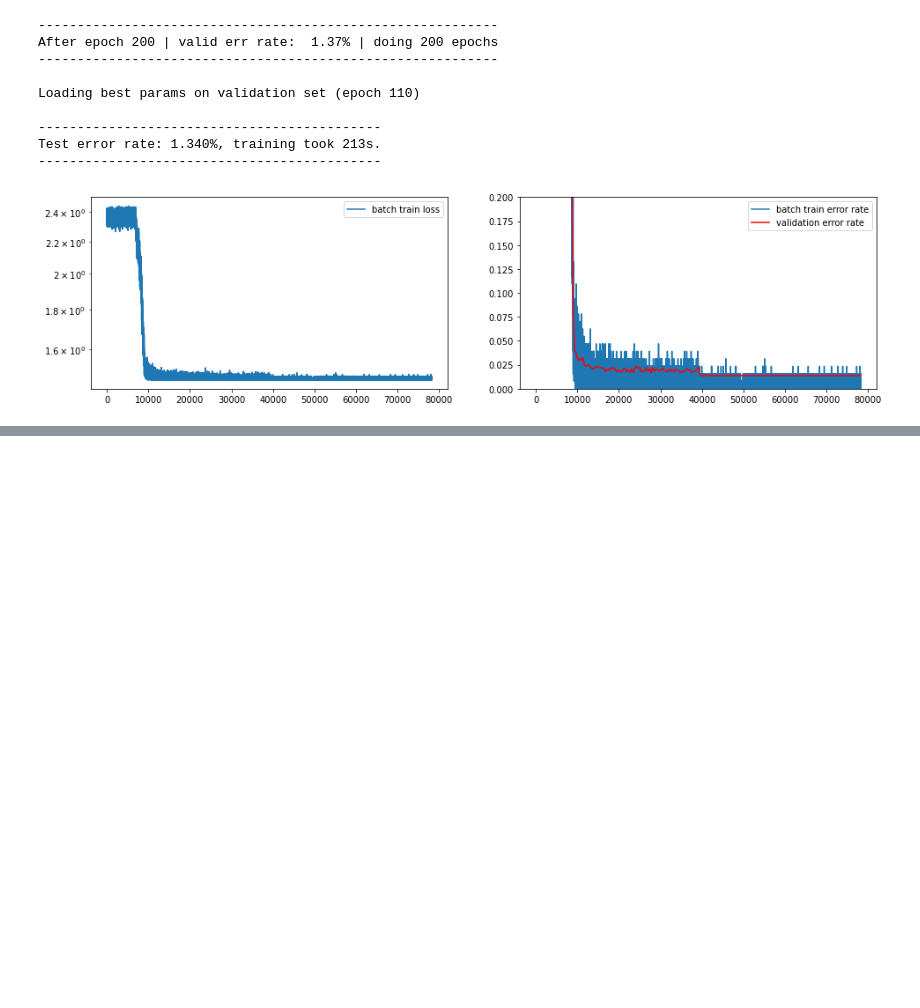
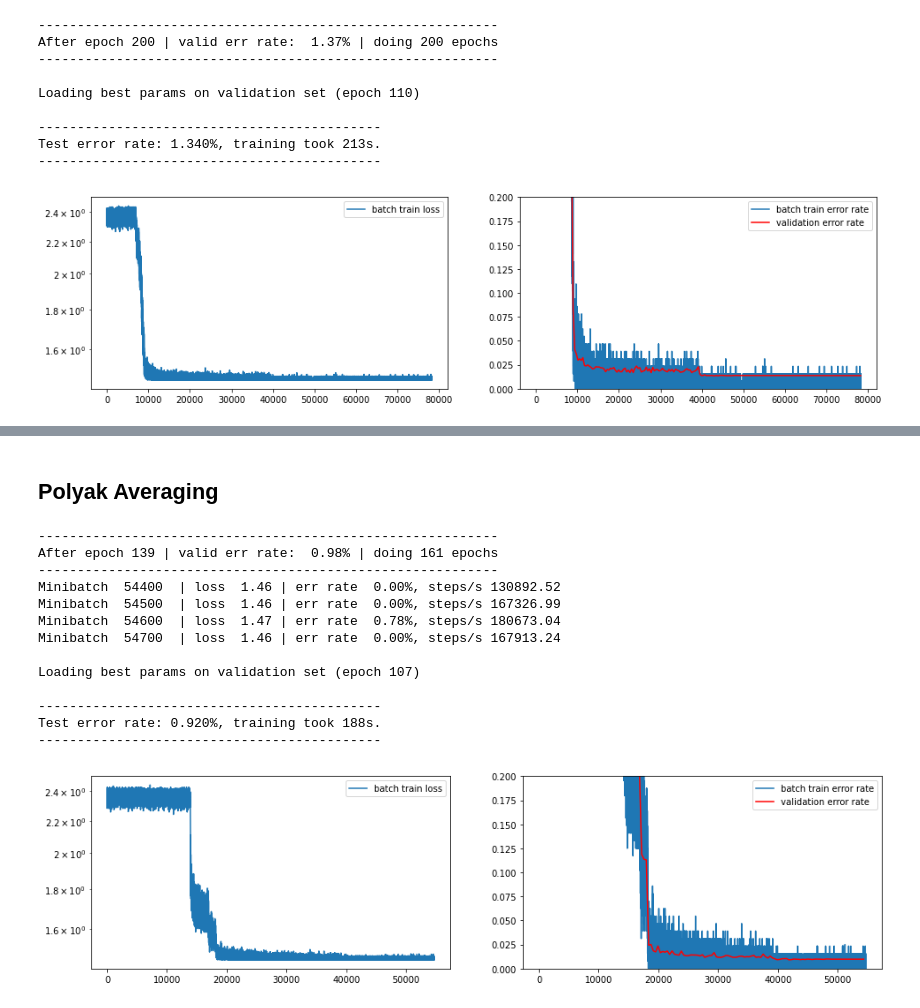
Before and after one commit to Kamil2601/University, a Jupyter notebook: Studia_magisterskie/Semestr_3/Neural_Networks/Assignments/Assignment2.ipynb, the cells around one changed output, grey strips where cells are left out. Drawn from its saved outputs; the diff is of its cells as text; code cells hidden in the pictures; blank space fills up the shorter version.

```diff
--- a/Studia_magisterskie/Semestr_3/Neural_Networks/Assignments/Assignment2.ipynb
+++ b/Studia_magisterskie/Semestr_3/Neural_Networks/Assignments/Assignment2.ipynb
@@ -821,0 +883,66 @@ Test error rate: 0.800%, training took 395s.
+# %% [markdown]
+## Polyak Averaging
+# %%
+class PolyakModel(ConvModel):
+    def __init__(self, conv_layers, linear_layers):
+        super().__init__(conv_layers, linear_layers)
+        self.polyak_parameters = {name : torch.zeros_like(param) for name, param in self.named_parameters()}
+# %%
+cnn_layers = nn.Sequential(
+            nn.Conv2d(in_channels=1, out_channels=32, kernel_size=3, stride=1, padding=1),
+            nn.ReLU(),
+            nn.MaxPool2d(kernel_size=4, stride=4),
+        )
+
+linear_layers = nn.Sequential(
+            nn.Linear(7 * 7 * 32, 128),
+            nn.ReLU(),
+            nn.Linear(128, 10),
+            nn.Softmax(dim=1)
+        )
+
+model = PolyakModel(cnn_layers, linear_layers)
+
+with torch.no_grad():
+    # Initialize parameters
+    for name, p in model.named_parameters():
+        if "weight" in name:
+            p.normal_(0, 0.5)
+        elif "bias" in name:
+            p.zero_()
+            p[:] += 1
+        else:
+            raise ValueError('Unknown parameter name "%s"' % name)
+
+
+t_start = time.time()
+
+for key in model.polyak_parameters.keys():
+    model.polyak_parameters[key] = model.polyak_parameters[key].to(device='cuda')
+
+
+SGD(model, mnist_loaders, alpha=1, max_num_epochs=200, beta=0.9, num_epochs=100, decay=0.0001, device="cuda")
+
+model.load_state_dict(model.polyak_parameters)
+
+test_err_rate = compute_error_rate(model, mnist_loaders["test"])
+m = (
+    f"Test error rate: {test_err_rate * 100.0:.3f}%, "
+    f"training took {time.time() - t_start:.0f}s."
+)
+print("{0}\n{1}\n{0}".format("-" * len(m), m))
+# %% [output]
+-----------------------------------------------------------
+After epoch 139 | valid err rate:  0.98% | doing 161 epochs
+-----------------------------------------------------------
+Minibatch  54400  | loss  1.46 | err rate  0.00%, steps/s 130892.52
+Minibatch  54500  | loss  1.46 | err rate  0.00%, steps/s 167326.99
+Minibatch  54600  | loss  1.47 | err rate  0.78%, steps/s 180673.04
+Minibatch  54700  | loss  1.46 | err rate  0.00%, steps/s 167913.24
+
+Loading best params on validation set (epoch 107)
+
+--------------------------------------------
+Test error rate: 0.920%, training took 188s.
+--------------------------------------------
+[figure, added]
```
Also changed, not shown: parts of 11 cells of this notebook.
